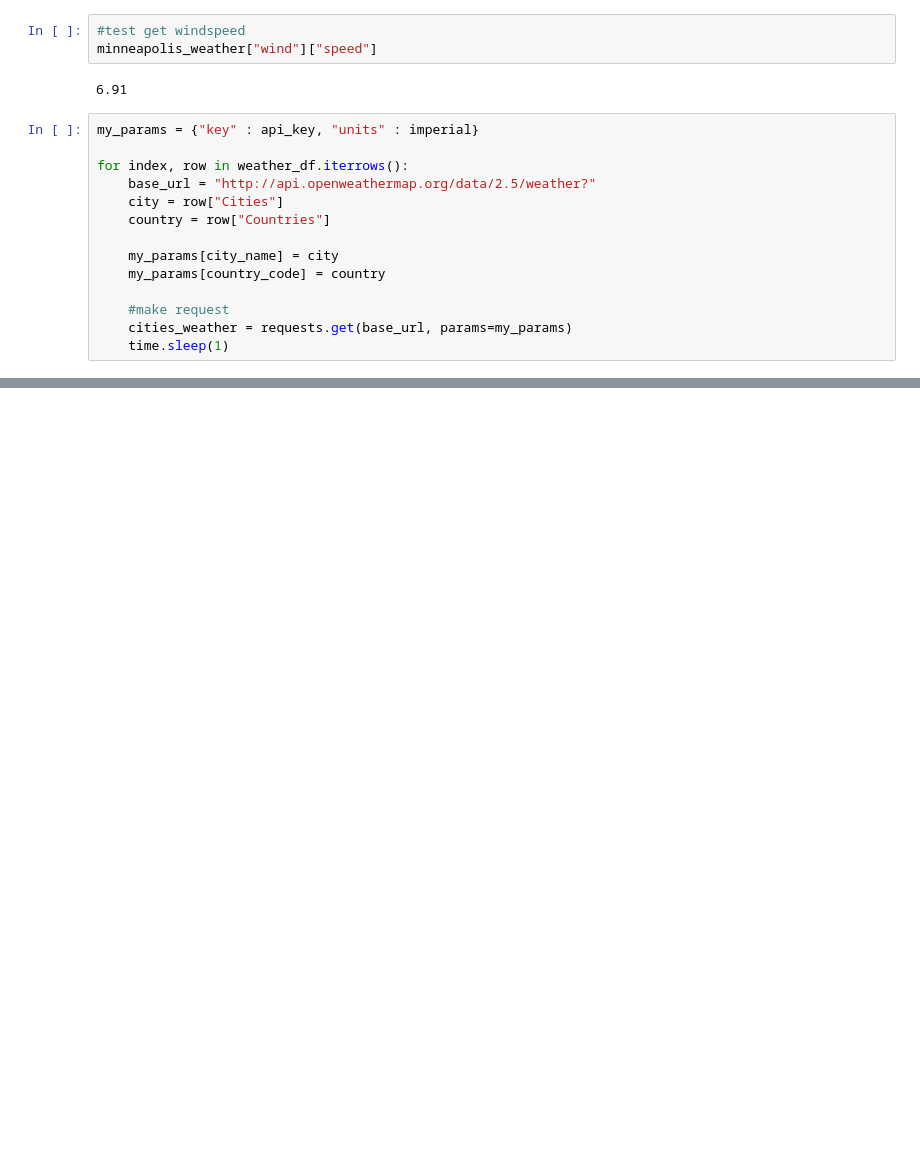
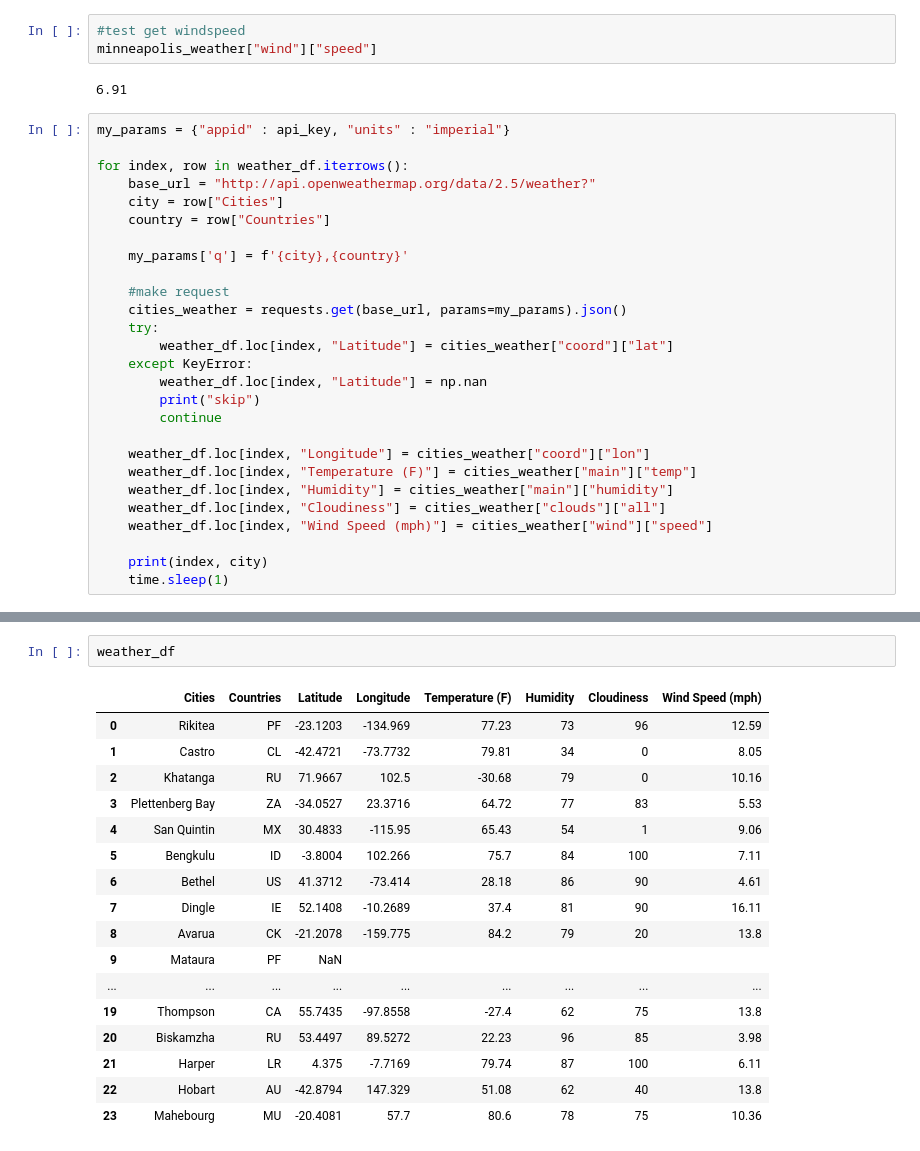
Before and after one commit to swdrich/python-api-challenge, a Jupyter notebook: WeatherPy/WeatherPy.ipynb, the cells around one changed output, grey strips where cells are left out. Saved outputs shown, nothing was run; the diff lists cells and outputs as text; blank space fills up the shorter version.

```diff
--- a/WeatherPy/WeatherPy.ipynb
+++ b/WeatherPy/WeatherPy.ipynb
@@ -185,16 +189,29 @@ minneapolis_weather["wind"]["speed"]
 # %% [output]
 6.91
 # %%
-my_params = {"key" : api_key, "units" : imperial}
+my_params = {"appid" : api_key, "units" : "imperial"}
 
 for index, row in weather_df.iterrows():
     base_url = "http://api.openweathermap.org/data/2.5/weather?"
     city = row["Cities"]
     country = row["Countries"]
 
-    my_params[city_name] = city
-    my_params[country_code] = country
+    my_params['q'] = f'{city},{country}'
 
     #make request
-    cities_weather = requests.get(base_url, params=my_params)
+    cities_weather = requests.get(base_url, params=my_params).json()
+    try:
+        weather_df.loc[index, "Latitude"] = cities_weather["coord"]["lat"]
+    except KeyError:
+        weather_df.loc[index, "Latitude"] = np.nan
+        print("skip")
+        continue
+
+    weather_df.loc[index, "Longitude"] = cities_weather["coord"]["lon"]
+    weather_df.loc[index, "Temperature (F)"] = cities_weather["main"]["temp"]
+    weather_df.loc[index, "Humidity"] = cities_weather["main"]["humidity"]
+    weather_df.loc[index, "Cloudiness"] = cities_weather["clouds"]["all"]
+    weather_df.loc[index, "Wind Speed (mph)"] = cities_weather["wind"]["speed"]
+
+    print(index, city)
     time.sleep(1)
@@ -200,0 +236,20 @@ for index, row in weather_df.iterrows():
+# %%
+weather_df
+# %% [output]
+|  | Cities | Countries | Latitude | Longitude | Temperature (F) | Humidity | Cloudiness | Wind Speed (mph) |
+| 0 | Rikitea | PF | -23.1203 | -134.969 | 77.23 | 73 | 96 | 12.59 |
+| 1 | Castro | CL | -42.4721 | -73.7732 | 79.81 | 34 | 0 | 8.05 |
+| 2 | Khatanga | RU | 71.9667 | 102.5 | -30.68 | 79 | 0 | 10.16 |
+| 3 | Plettenberg Bay | ZA | -34.0527 | 23.3716 | 64.72 | 77 | 83 | 5.53 |
+| 4 | San Quintin | MX | 30.4833 | -115.95 | 65.43 | 54 | 1 | 9.06 |
+| 5 | Bengkulu | ID | -3.8004 | 102.266 | 75.7 | 84 | 100 | 7.11 |
+| 6 | Bethel | US | 41.3712 | -73.414 | 28.18 | 86 | 90 | 4.61 |
+| 7 | Dingle | IE | 52.1408 | -10.2689 | 37.4 | 81 | 90 | 16.11 |
+| 8 | Avarua | CK | -21.2078 | -159.775 | 84.2 | 79 | 20 | 13.8 |
+| 9 | Mataura | PF | NaN |  |  |  |  |  |
+| ... | ... | ... | ... | ... | ... | ... | ... | ... |
+| 19 | Thompson | CA | 55.7435 | -97.8558 | -27.4 | 62 | 75 | 13.8 |
+| 20 | Biskamzha | RU | 53.4497 | 89.5272 | 22.23 | 96 | 85 | 3.98 |
+| 21 | Harper | LR | 4.375 | -7.7169 | 79.74 | 87 | 100 | 6.11 |
+| 22 | Hobart | AU | -42.8794 | 147.329 | 51.08 | 62 | 40 | 13.8 |
+| 23 | Mahebourg | MU | -20.4081 | 57.7 | 80.6 | 78 | 75 | 10.36 |
```
Also changed, not shown: parts of 11 cells of this notebook.
